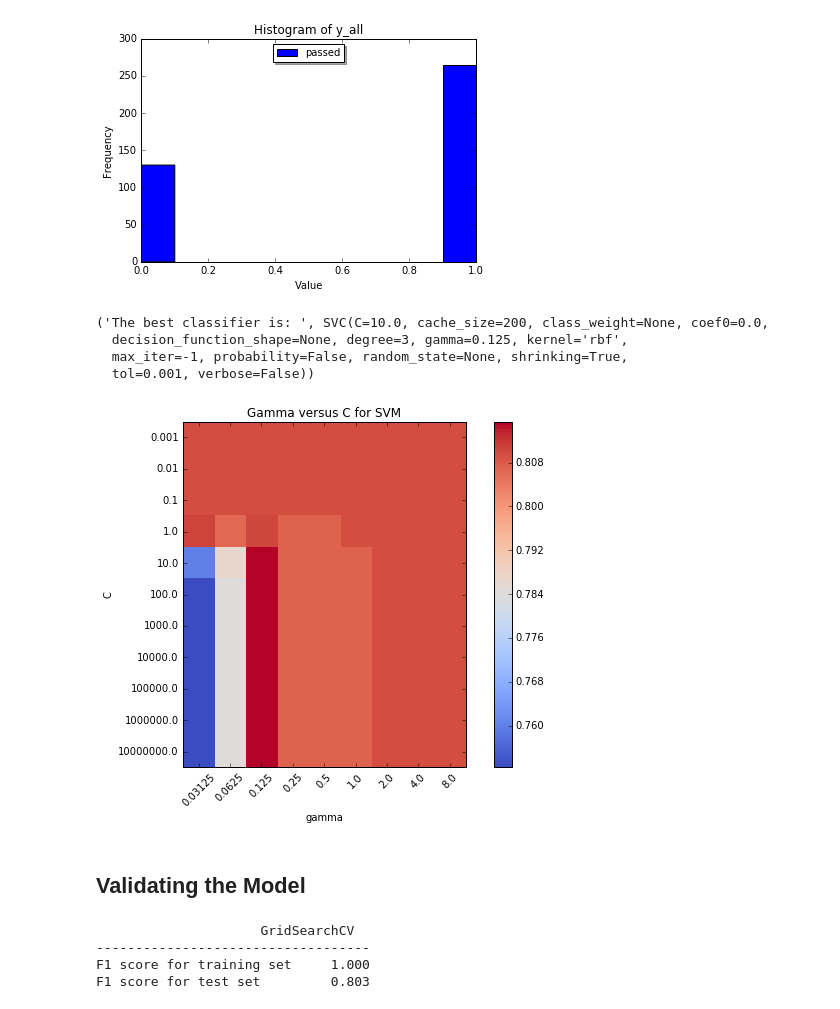
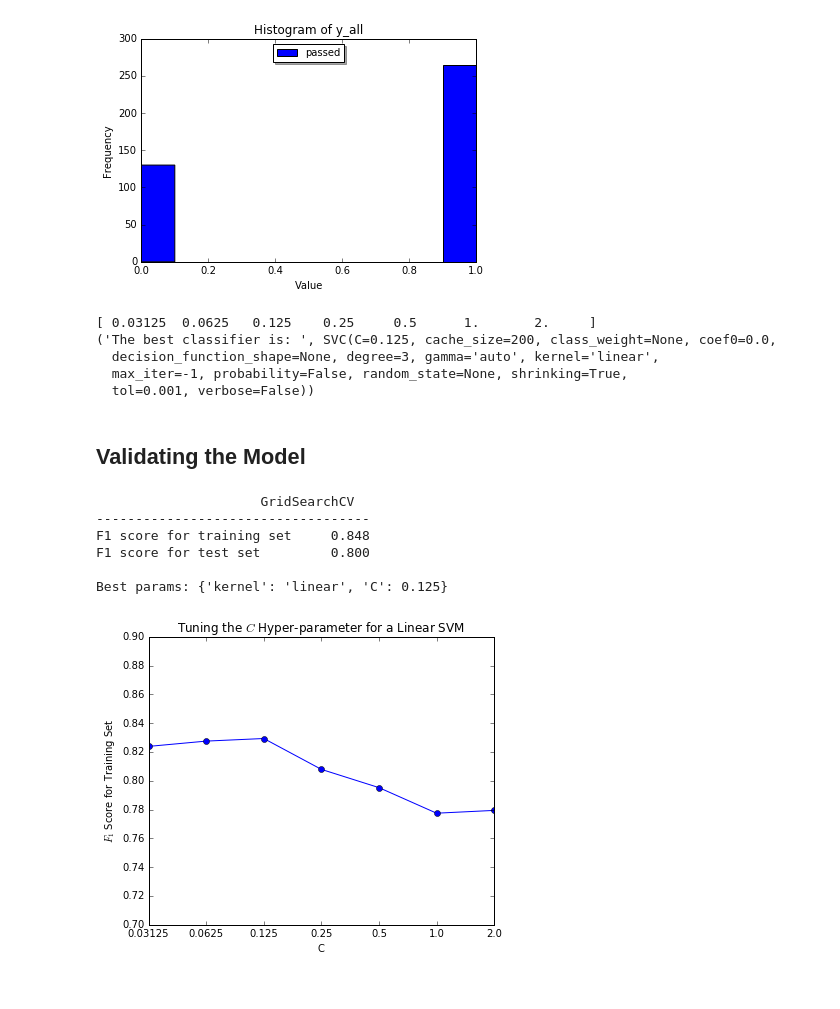
Before and after one commit to carlosvouking/studentIntervention, a Jupyter notebook: student_intervention.ipynb, the cells around one changed output. Drawn from its saved outputs; the diff is of its cells as text; code cells hidden in the pictures.

```diff
--- a/student_intervention.ipynb
+++ b/student_intervention.ipynb
@@ -150,7 +150,9 @@ def shuffle_split_data(X, y):
     ### test_size is the percentage of events assigned to the test set
     ### (remainder go into training)
 
-    X_train, X_test, y_train, y_test = cross_validation.train_test_split(X, y, test_size=0.24)
+    X_train, X_test, y_train, y_test = cross_validation.train_test_split(X, y,
+                                                                        train_size=num_train, random_state=42)
+
 
 
 
@@ -330,50 +332,31 @@ _= pyplt.axis([0, 1, 0, 300])
 from sklearn.grid_search import GridSearchCV
 from sklearn.metrics import f1_score
 from sklearn.metrics import make_scorer
+from sklearn.cross_validation import StratifiedShuffleSplit
 
+# Build a stratified shuffle object because of unbalanced data
+ssscv = StratifiedShuffleSplit(y_train, n_iter=10, test_size=0.2)
 
-
-# For an initial search, a logarithmic grid with basis
-# 10 is often helpful.
+# For an initial search, a logarithmic grid with basis 10 is often helpful.
 # Using a basis of 2, a finer tuning can be achieved but at a much higher cost.
 
-C_range = 10. ** np.arange(-3, 8)
-gamma_range = 2. ** np.arange(-5, 4)
+C_range = 2. ** np.arange(-5, 2)
+print C_range
+kernel_list = ['linear']
 
-param_grid = dict(gamma=gamma_range, C=C_range)
+param_grid = dict(kernel=kernel_list, C=C_range)
 
 f1_scorer = make_scorer(f1_score)
 grid = GridSearchCV(svm.SVC(), param_grid=param_grid, scoring=f1_scorer)
-
 grid.fit(X_train, y_train)
 
 print("The best classifier is: ", grid.best_estimator_)
 # %% [output]
-('The best classifier is: ', SVC(C=10.0, cache_size=200, class_weight=None, coef0=0.0,
-  decision_function_shape=None, degree=3, gamma=0.125, kernel='rbf',
+[ 0.03125  0.0625   0.125    0.25     0.5      1.       2.     ]
+('The best classifier is: ', SVC(C=0.125, cache_size=200, class_weight=None, coef0=0.0,
+  decision_function_shape=None, degree=3, gamma='auto', kernel='linear',
   max_iter=-1, probability=False, random_state=None, shrinking=True,
   tol=0.001, verbose=False))
-# %%
-# grid_scores_ contains parameter settings and scores
-score_dict = grid.grid_scores_
-
-# We extract just the scores
-scores = [x[1] for x in score_dict]
-scores = np.array(scores).reshape(len(C_range), len(gamma_range))
-
-# Make a nice figure
-pyplt.figure(figsize=(10, 6))
-pyplt.subplots_adjust(left=0.15, right=0.95, bottom=0.15, top=0.95)
-pyplt.imshow(scores, interpolation='nearest', cmap=pyplt.cm.coolwarm)
-pyplt.title('Gamma versus C for SVM')
-pyplt.xlabel('gamma')
-pyplt.ylabel('C')
-pyplt.colorbar()
-pyplt.xticks(np.arange(len(gamma_range)), gamma_range, rotation=45)
-pyplt.yticks(np.arange(len(C_range)), C_range)
-pyplt.show()
-# %% [output]
-[figure, removed]
 # %% [markdown]
 
 
@@ -384,8 +367,32 @@ print "-"*35
 
 print "{:30}{:.3f}".format('F1 score for training set' ,grid.score(X_train, y_train))
 print "{:30}{:.3f}".format('F1 score for test set' ,grid.score(X_test, y_test))
+print "\nBest params: {}".format( grid.best_params_ )
 # %% [output]
                      GridSearchCV
 -----------------------------------
-F1 score for training set     1.000
-F1 score for test set         0.803
+F1 score for training set     0.848
+F1 score for test set         0.800
+
+Best params: {'kernel': 'linear', 'C': 0.125}
+# %%
+# grid_scores_ contains parameter settings and scores
+score_dict = grid.grid_scores_
+
+
+# We extract just the scores
+scores = [x[1] for x in score_dict]
+scores = np.array(scores).reshape(len(C_range))
+
+# Make a nice figure
+pyplt.figure(figsize=(6, 5))
+pyplt.subplots_adjust(left=0.15, right=0.95, bottom=0.15, top=0.95)
+pyplt.plot(scores, '-o')
+pyplt.title('Tuning the $C$ Hyper-parameter for a Linear SVM')
+pyplt.xlabel('C')
+pyplt.ylabel('$F_1$ Score for Training Set')
+pyplt.xticks(np.arange(len(C_range)), C_range)
+pyplt.yticks(np.arange(0.7, 0.9, 0.02))
+pyplt.show()
+# %% [output]
+[figure, added]
```
Also changed, not shown: parts of 1 cell of this notebook, 3 other files.
